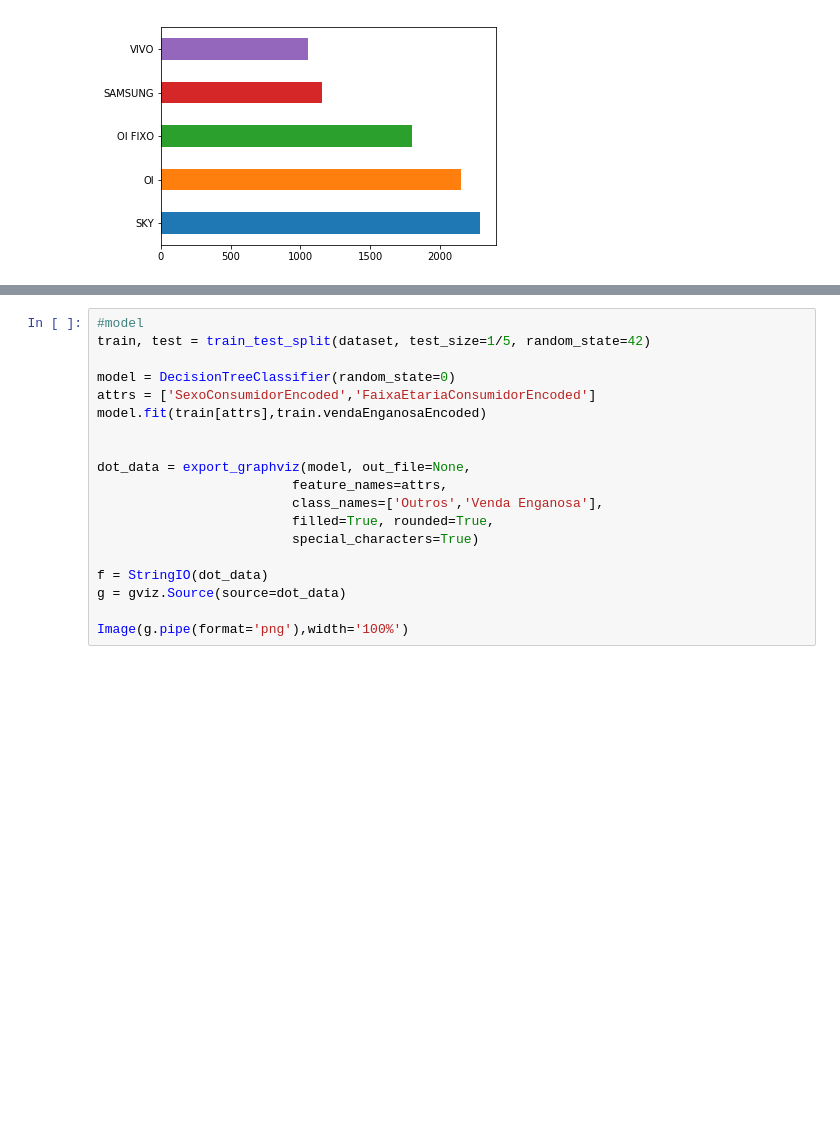
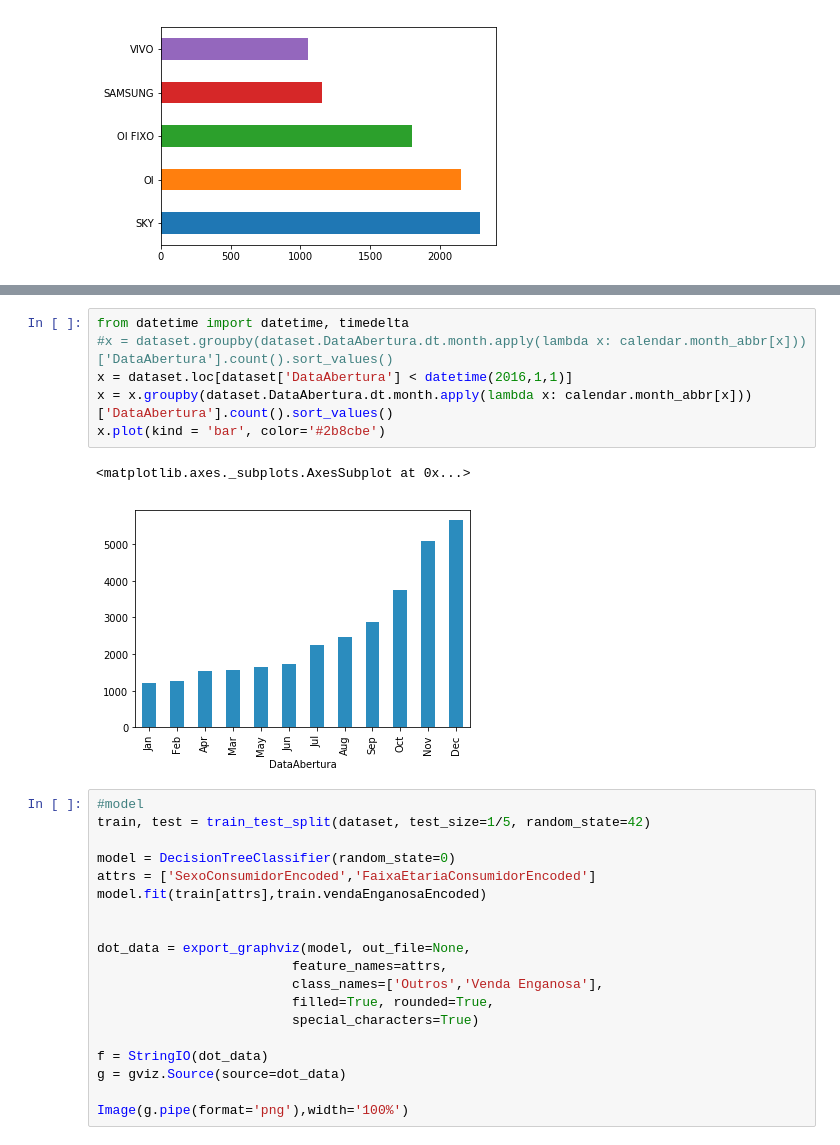
Before and after one commit to if1015-datascience-ufpe/2018-2-projeto-cambridge-analytica, a Jupyter notebook: script.ipynb, the cells around one changed output, grey strips where cells are left out. Drawn from its saved outputs; the diff is of its cells as text; blank space fills up the shorter version.

```diff
--- a/script.ipynb
+++ b/script.ipynb
@@ -324,3 +325,12 @@ dataset['DescricaoAssunto'].value_counts().head().plot(kind='barh')
+# %%
+from datetime import datetime, timedelta
+#x = dataset.groupby(dataset.DataAbertura.dt.month.apply(lambda x: calendar.month_abbr[x]))['DataAbertura'].count().sort_values()
+x = dataset.loc[dataset['DataAbertura'] < datetime(2016,1,1)]
+x = x.groupby(dataset.DataAbertura.dt.month.apply(lambda x: calendar.month_abbr[x]))['DataAbertura'].count().sort_values()
+x.plot(kind = 'bar', color='#2b8cbe')
+# %% [output]
+<matplotlib.axes._subplots.AxesSubplot at 0x...>
+[figure, added]
 # %%
 #model
 train, test = train_test_split(dataset, test_size=1/5, random_state=42)
```
Also changed, not shown: parts of 5 cells of this notebook.
